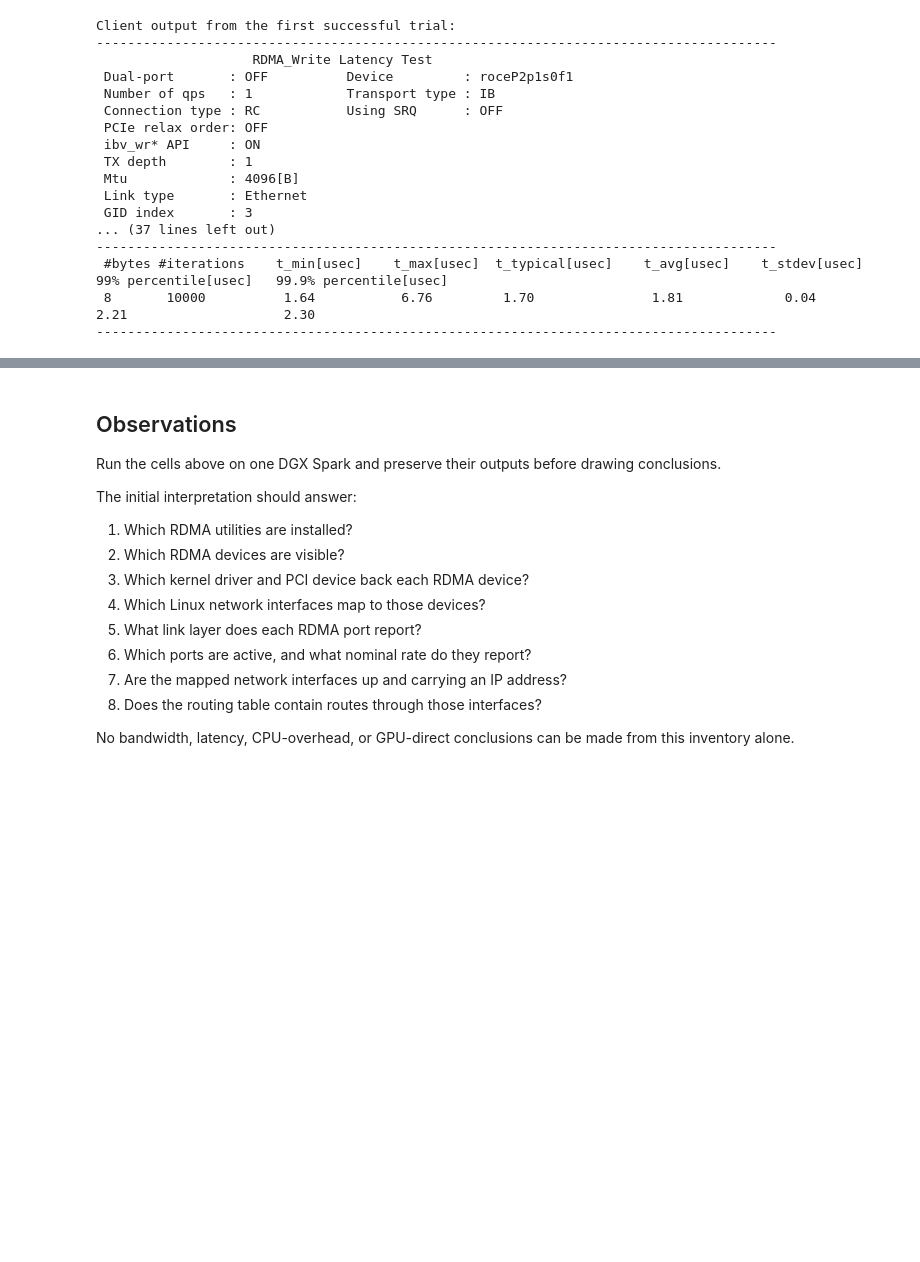
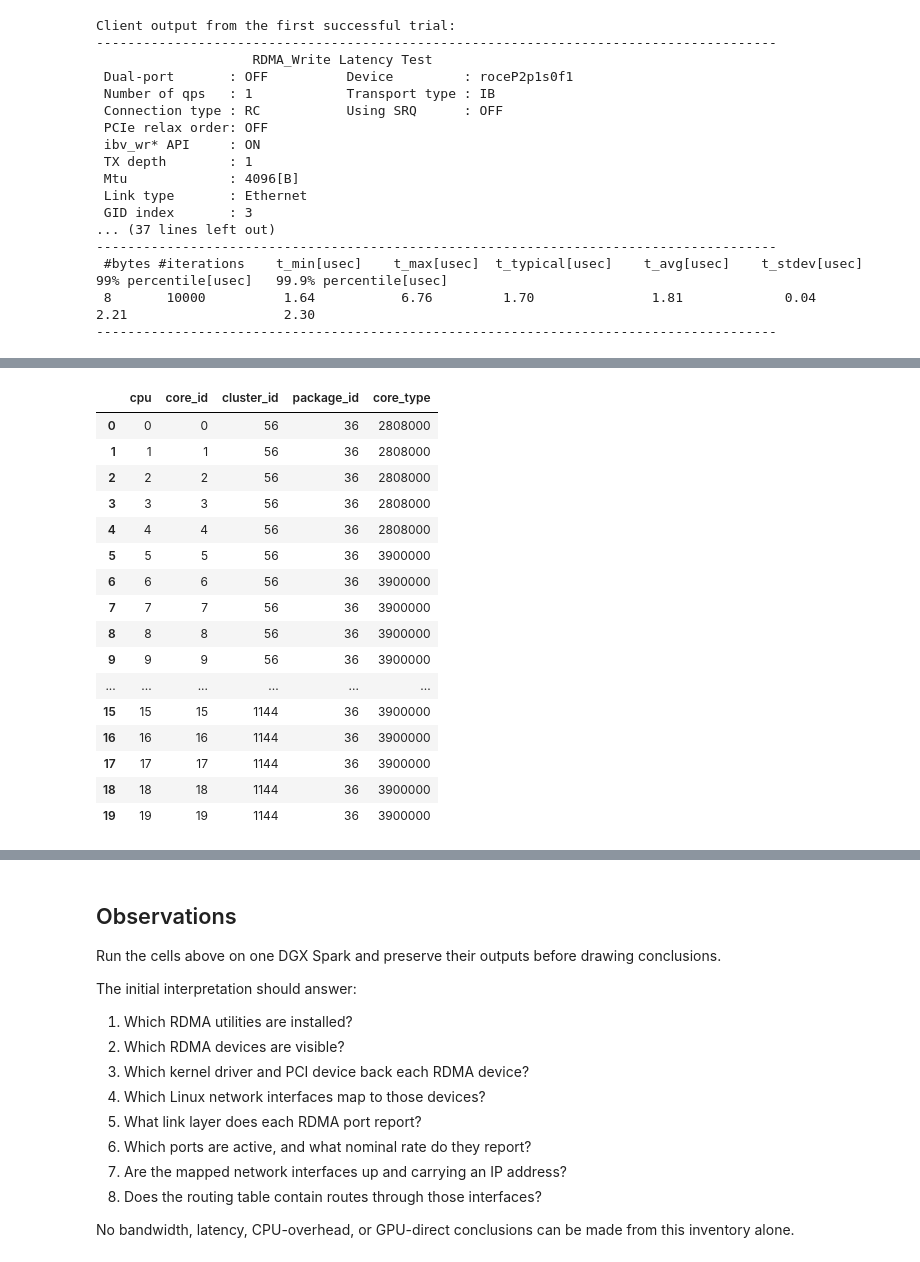
Before and after one commit to coert/dgx-spark-lab, a Jupyter notebook: experiments/00-foundations/09-rdma-fundamentals.ipynb, the cells around one changed output, grey strips where cells are left out. Cells and saved outputs as stored; diff of their text form; code cells hidden in the pictures; blank space fills up the shorter version.

Commit message:
Inspect RDMA device locality

```diff
--- a/experiments/00-foundations/09-rdma-fundamentals.ipynb
+++ b/experiments/00-foundations/09-rdma-fundamentals.ipynb
@@ -1053,0 +1141,38 @@ Client output from the first successful trial:
+# %%
+cpu_topology_rows = []
+
+for cpu in range(os.cpu_count() or 0):
+    cpu_path = Path(f"/sys/devices/system/cpu/cpu{cpu}/topology")
+
+    cpu_topology_rows.append(
+        {
+            "cpu": cpu,
+            "core_id": read_text(cpu_path / "core_id"),
+            "cluster_id": read_text(cpu_path / "cluster_id"),
+            "package_id": read_text(cpu_path / "physical_package_id"),
+            "core_type": read_text(
+                Path(f"/sys/devices/system/cpu/cpu{cpu}/cpufreq/cpuinfo_max_freq")
+            ),
+        }
+    )
+
+cpu_topology_df = pd.DataFrame(cpu_topology_rows)
+display(cpu_topology_df)
+# %% [output]
+|  | cpu | core_id | cluster_id | package_id | core_type |
+| 0 | 0 | 0 | 56 | 36 | 2808000 |
+| 1 | 1 | 1 | 56 | 36 | 2808000 |
+| 2 | 2 | 2 | 56 | 36 | 2808000 |
+| 3 | 3 | 3 | 56 | 36 | 2808000 |
+| 4 | 4 | 4 | 56 | 36 | 2808000 |
+| 5 | 5 | 5 | 56 | 36 | 3900000 |
+| 6 | 6 | 6 | 56 | 36 | 3900000 |
+| 7 | 7 | 7 | 56 | 36 | 3900000 |
+| 8 | 8 | 8 | 56 | 36 | 3900000 |
+| 9 | 9 | 9 | 56 | 36 | 3900000 |
+| ... | ... | ... | ... | ... | ... |
+| 15 | 15 | 15 | 1144 | 36 | 3900000 |
+| 16 | 16 | 16 | 1144 | 36 | 3900000 |
+| 17 | 17 | 17 | 1144 | 36 | 3900000 |
+| 18 | 18 | 18 | 1144 | 36 | 3900000 |
+| 19 | 19 | 19 | 1144 | 36 | 3900000 |
```
Also changed, not shown: parts of 5 cells of this notebook.
